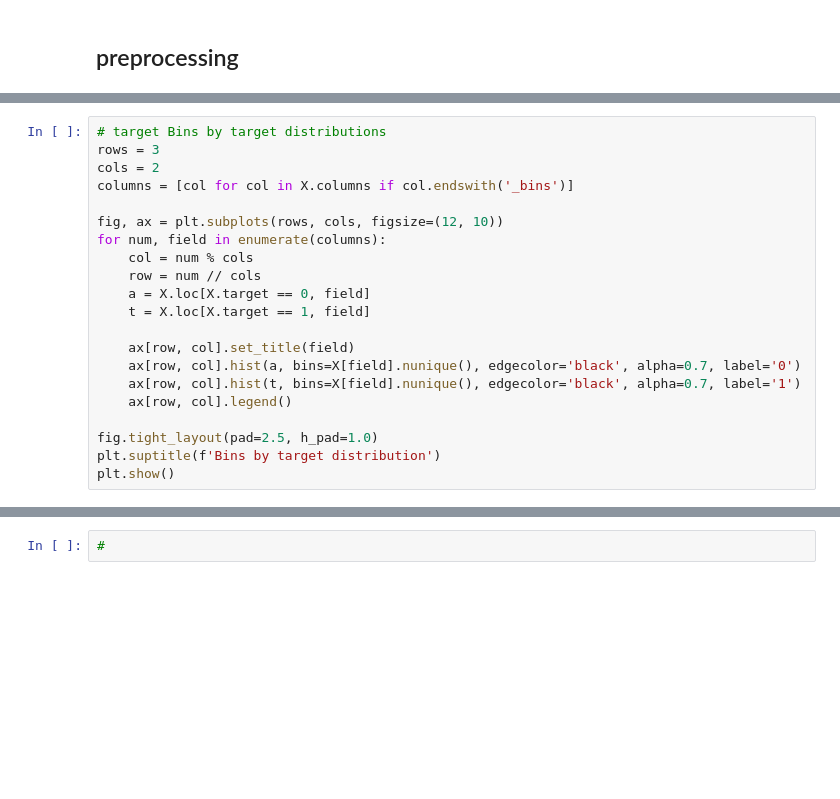
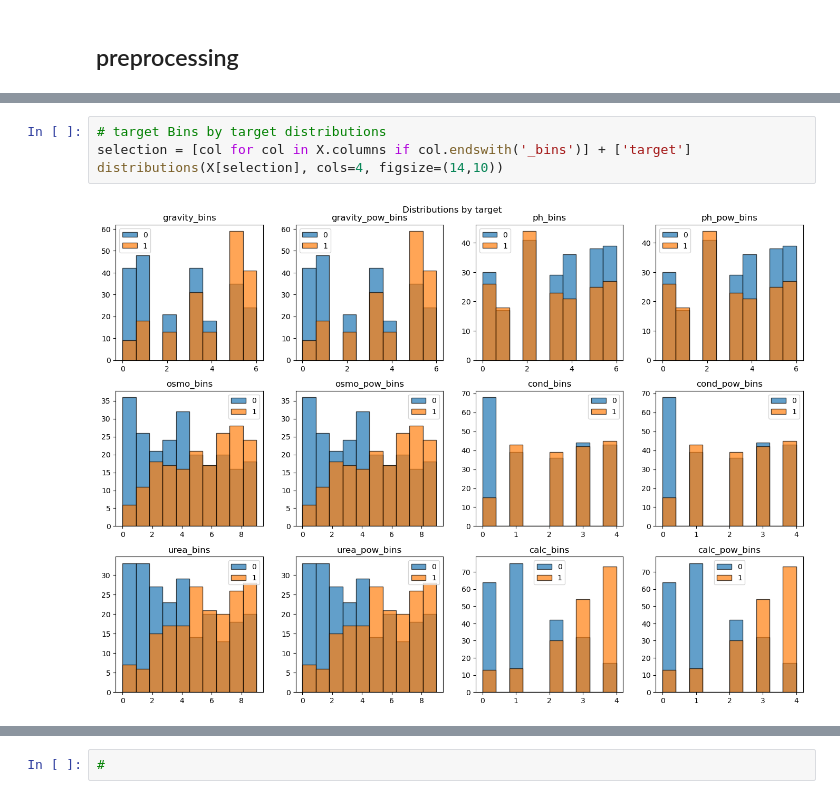
Before and after one commit to j2cry/playground, a Jupyter notebook: S3E12/overview.ipynb, the cells around one changed output, grey strips where cells are left out. Cells and saved outputs as stored; diff of their text form; blank space fills up the shorter version.

```diff
--- a/S3E12/overview.ipynb
+++ b/S3E12/overview.ipynb
@@ -119,21 +128,0 @@ X.head()
-# %%
-# target Bins by target distributions
-rows = 3
-cols = 2
-columns = [col for col in X.columns if col.endswith('_bins')]
-
-fig, ax = plt.subplots(rows, cols, figsize=(12, 10))
-for num, field in enumerate(columns):
-    col = num % cols
-    row = num // cols
-    a = X.loc[X.target == 0, field]
-    t = X.loc[X.target == 1, field]
-
-    ax[row, col].set_title(field)
-    ax[row, col].hist(a, bins=X[field].nunique(), edgecolor='black', alpha=0.7, label='0')
-    ax[row, col].hist(t, bins=X[field].nunique(), edgecolor='black', alpha=0.7, label='1')
-    ax[row, col].legend()
-
-fig.tight_layout(pad=2.5, h_pad=1.0)
-plt.suptitle(f'Bins by target distribution')
-plt.show()
@@ -141,0 +129,6 @@ plt.show()
+# %%
+# target Bins by target distributions
+selection = [col for col in X.columns if col.endswith('_bins')] + ['target']
+distributions(X[selection], cols=4, figsize=(14,10))
+# %% [output]
+[figure, added]
```
Also changed, not shown: parts of 7 cells of this notebook, 10 other files.
